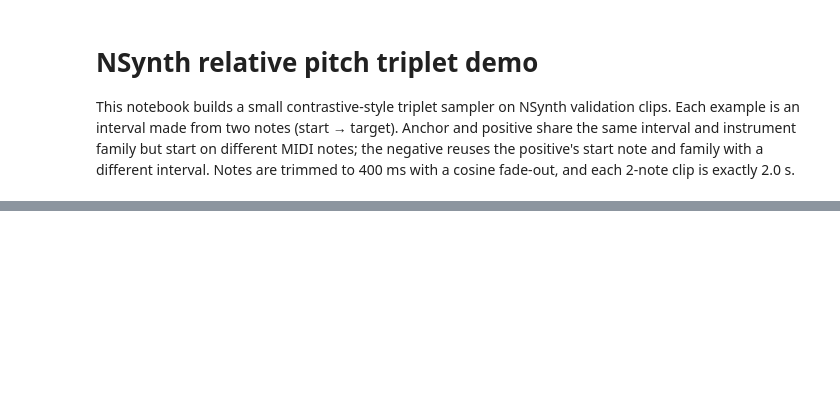
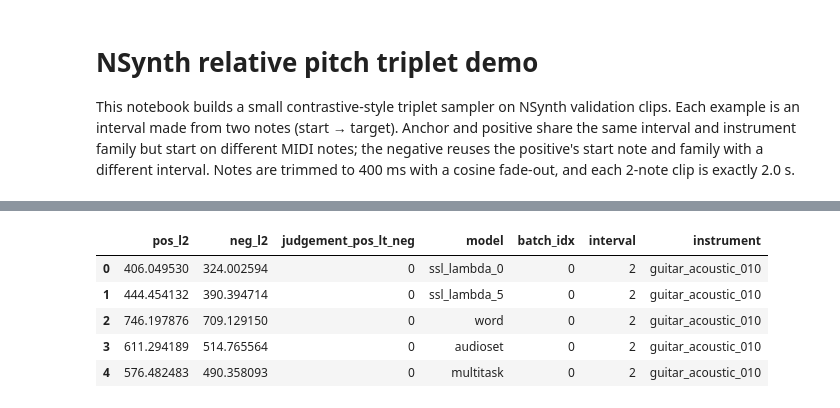
Before and after one commit to Feather-Lab/audio-ssl, a Jupyter notebook: notebooks/nsynth_relative_pitch_triplet_demo.ipynb, the cells around one changed output, grey strips where cells are left out. Saved outputs shown, nothing was run; the diff lists cells and outputs as text; code cells hidden in the pictures; blank space fills up the shorter version.

```diff
--- a/notebooks/nsynth_relative_pitch_triplet_demo.ipynb
+++ b/notebooks/nsynth_relative_pitch_triplet_demo.ipynb
@@ -285,4 +23,0 @@ def load_triplet_audio(triplet: Dict[str, Dict]) -> Tuple[Dict[str, torch.Tensor
-# %%
-# Build one example: major third up (+4 semitones)
-triplet = build_interval_triplet(interval=4, rng_seed=42)
-describe_triplet(triplet)
@@ -489,22 +122,22 @@ print(f"Triplet dataset ready: {len(triplet_ds)} examples")
-# %%
-# Evaluate distance metrics over the triplet loader (300 examples)
-all_results = []
-for batch_idx, (clips_b, sr_b, triplet_b) in enumerate(triplet_loader):
-    # clips_b is a dict of length-1 tensors; unwrap
-    clips = {k: v.squeeze(0) for k, v in clips_b.items()}
-    sr_val = int(sr_b[0])
-    for name, model in models.items():
-        metrics = distance_metrics_on_triplet(model, clips, sr_val)
-        metrics.update({
-            "model": name,
-            "batch_idx": batch_idx,
-            "interval": triplet_b[0]["anchor"]["interval"],
-            "family": triplet_b[0]["anchor"]["family"],
-        })
-        all_results.append(metrics)
-
-import pandas as pd
-results_df = pd.DataFrame(all_results)
-print(results_df.head())
-print("\nJudgement rate (pos<neg) per model:")
-print(results_df.groupby("model")["judgement_pos_lt_neg"].mean())
+# %%
+from tqdm.auto import tqdm
+# Evaluate 6 models on 300 triplets and collect simple L2 stats
+all_results = []
+for batch_idx, (clips, sr, triplet) in tqdm(enumerate(triplet_loader), total=len(triplet_loader), desc="Evaluating triplets"):
+    for name, model in models.items():
+        sr_val = int(sr)
+        interval = triplet["anchor"]["interval"]
+        instrument = triplet["anchor"]["instrument"]
+        metrics = distance_metrics_on_triplet(model, clips, sr_val)
+        metrics.update({"model": name, "batch_idx": batch_idx, "interval": interval, "instrument": instrument})
+        all_results.append(metrics)
+
+results_df = pd.DataFrame(all_results)
+display(results_df.head())
+# %% [output]
+|  | pos_l2 | neg_l2 | judgement_pos_lt_neg | model | batch_idx | interval | instrument |
+| 0 | 406.049530 | 324.002594 | 0 | ssl_lambda_0 | 0 | 2 | guitar_acoustic_010 |
+| 1 | 444.454132 | 390.394714 | 0 | ssl_lambda_5 | 0 | 2 | guitar_acoustic_010 |
+| 2 | 746.197876 | 709.129150 | 0 | word | 0 | 2 | guitar_acoustic_010 |
+| 3 | 611.294189 | 514.765564 | 0 | audioset | 0 | 2 | guitar_acoustic_010 |
+| 4 | 576.482483 | 490.358093 | 0 | multitask | 0 | 2 | guitar_acoustic_010 |
```
Also changed, not shown: parts of 21 cells of this notebook, 1 other file.
